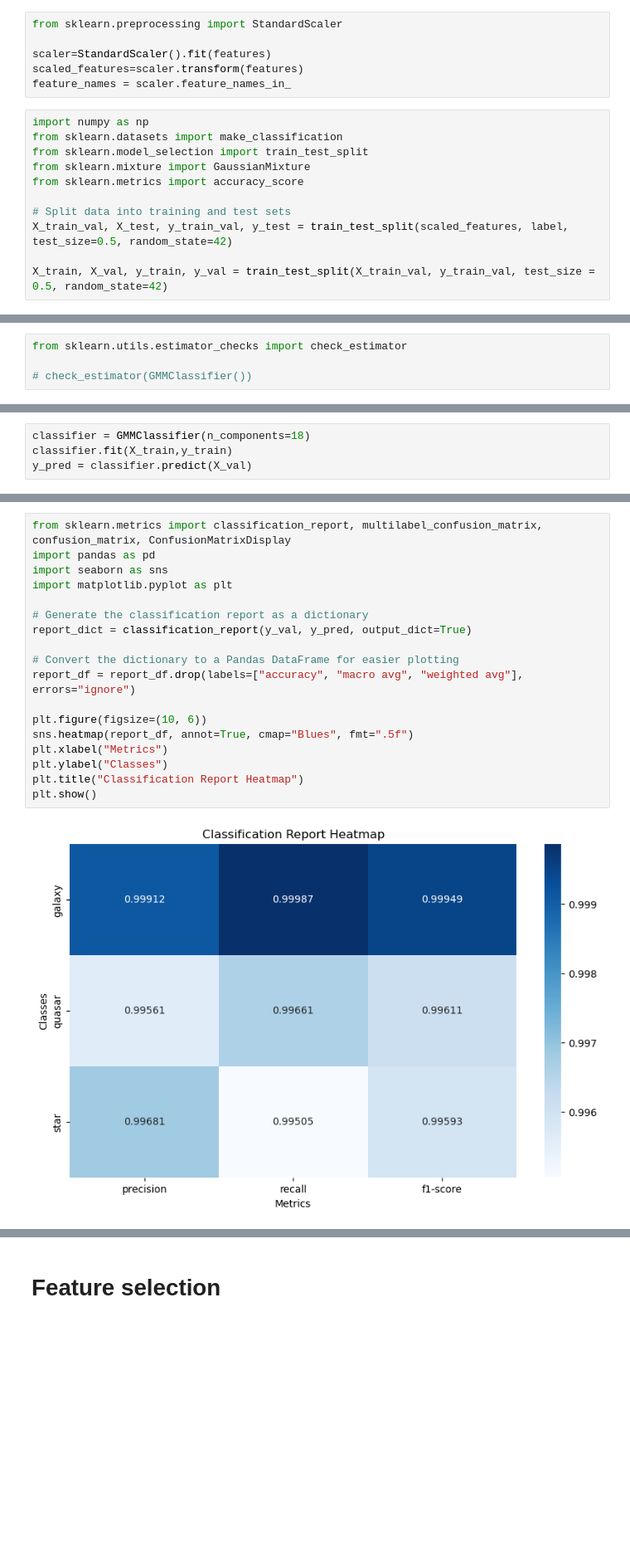
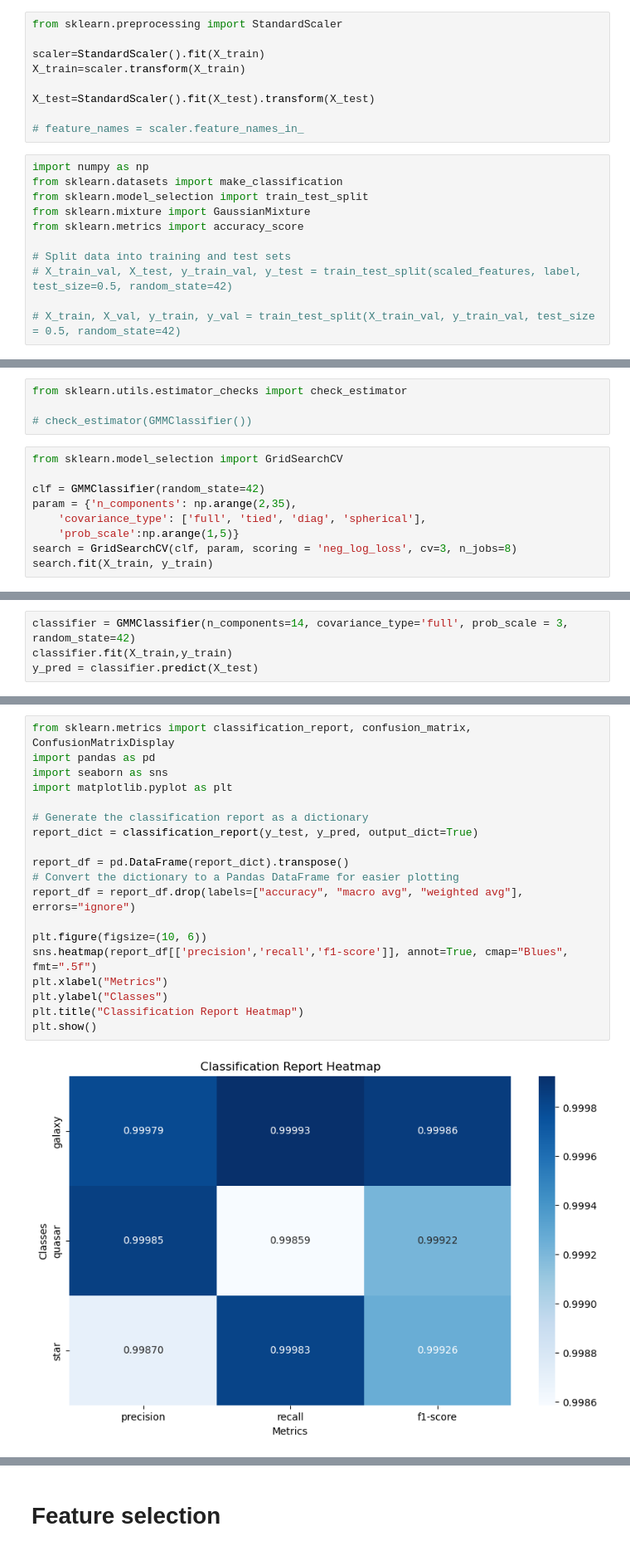
Before and after one commit to anacecilialr1/ML-Repository, a Jupyter notebook: model_GMM.ipynb, the cells around one changed output, grey strips where cells are left out. Shown: that part at 83% size. Drawn from its saved outputs; the diff is of its cells as text; blank space fills up the shorter version.

```diff
--- a/model_GMM.ipynb
+++ b/model_GMM.ipynb
@@ -80,9 +109,12 @@ features.values.shape
 # %%
 from sklearn.preprocessing import StandardScaler
 
-scaler=StandardScaler().fit(features)
-scaled_features=scaler.transform(features)
-feature_names = scaler.feature_names_in_
+scaler=StandardScaler().fit(X_train)
+X_train=scaler.transform(X_train)
+
+X_test=StandardScaler().fit(X_test).transform(X_test)
+
+# feature_names = scaler.feature_names_in_
 # %%
 import numpy as np
 from sklearn.datasets import make_classification
@@ -91,7 +123,7 @@ from sklearn.mixture import GaussianMixture
 from sklearn.metrics import accuracy_score
 
 # Split data into training and test sets
-X_train_val, X_test, y_train_val, y_test = train_test_split(scaled_features, label, test_size=0.5, random_state=42)
+# X_train_val, X_test, y_train_val, y_test = train_test_split(scaled_features, label, test_size=0.5, random_state=42)
 
-X_train, X_val, y_train, y_val = train_test_split(X_train_val, y_train_val, test_size = 0.5, random_state=42)
+# X_train, X_val, y_train, y_val = train_test_split(X_train_val, y_train_val, test_size = 0.5, random_state=42)
 # %%
@@ -114,3 +146,12 @@ gmm = GMMClassifier()
 from sklearn.utils.estimator_checks import check_estimator
 
 # check_estimator(GMMClassifier())
+# %%
+from sklearn.model_selection import GridSearchCV
+
+clf = GMMClassifier(random_state=42)
+param = {'n_components': np.arange(2,35),
+    'covariance_type': ['full', 'tied', 'diag', 'spherical'],
+    'prob_scale':np.arange(1,5)}
+search = GridSearchCV(clf, param, scoring = 'neg_log_loss', cv=3, n_jobs=8)
+search.fit(X_train, y_train)
@@ -177,4 +239,4 @@ The mean score using nested cross-validation is: 0.997 ± 0.000
 # %%
-classifier = GMMClassifier(n_components=18)
+classifier = GMMClassifier(n_components=14, covariance_type='full', prob_scale = 3, random_state=42)
 classifier.fit(X_train,y_train)
-y_pred = classifier.predict(X_val)
+y_pred = classifier.predict(X_test)
@@ -181,20 +258,21 @@ y_pred = classifier.predict(X_val)
 # %%
-from sklearn.metrics import classification_report, multilabel_confusion_matrix, confusion_matrix, ConfusionMatrixDisplay
+from sklearn.metrics import classification_report, confusion_matrix, ConfusionMatrixDisplay
 import pandas as pd
 import seaborn as sns
 import matplotlib.pyplot as plt
 
 # Generate the classification report as a dictionary
-report_dict = classification_report(y_val, y_pred, output_dict=True)
+report_dict = classification_report(y_test, y_pred, output_dict=True)
 
+report_df = pd.DataFrame(report_dict).transpose()
 # Convert the dictionary to a Pandas DataFrame for easier plotting
 report_df = report_df.drop(labels=["accuracy", "macro avg", "weighted avg"], errors="ignore")
 
 plt.figure(figsize=(10, 6))
-sns.heatmap(report_df, annot=True, cmap="Blues", fmt=".5f")
+sns.heatmap(report_df[['precision','recall','f1-score']], annot=True, cmap="Blues", fmt=".5f")
 plt.xlabel("Metrics")
 plt.ylabel("Classes")
 plt.title("Classification Report Heatmap")
 plt.show()
 # %% [output]
-[figure, old version]
+[figure, new version]
```
Also changed, not shown: parts of 32 cells of this notebook.
